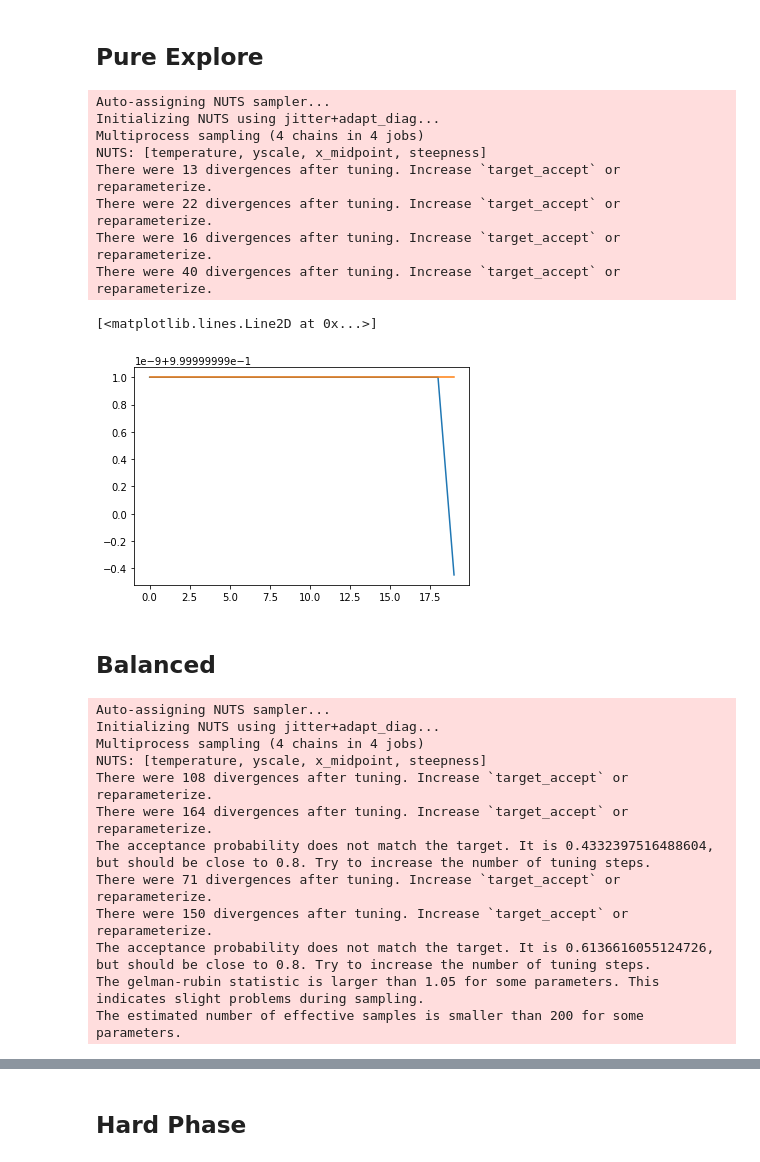
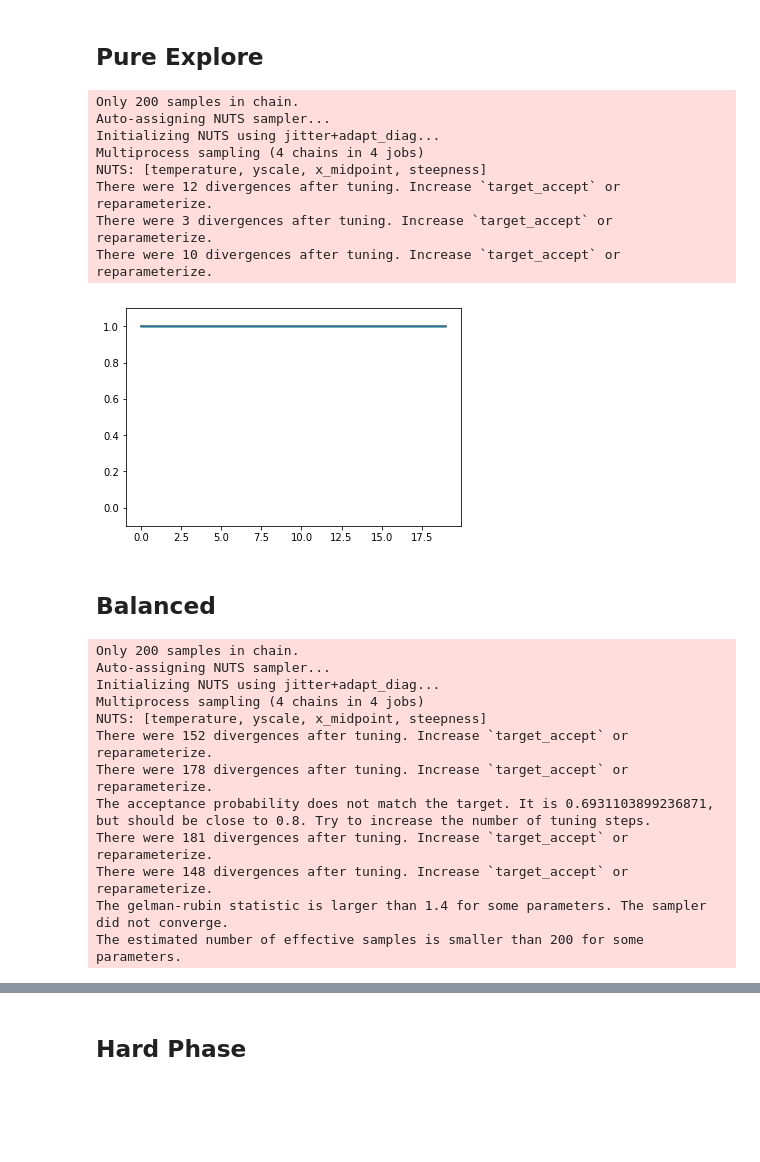
Before and after one commit to bmontambault/Active-Learning, a Jupyter notebook: individual_differences/Phase UCB Tests.ipynb, the cells around one changed output, grey strips where cells are left out. Cells and saved outputs as stored; diff of their text form; code cells hidden in the pictures; blank space fills up the shorter version.

```diff
--- a/individual_differences/Phase UCB Tests.ipynb
+++ b/individual_differences/Phase UCB Tests.ipynb
@@ -125,13 +134,13 @@ with pm.Model() as model:
     obs = pm.Potential('obs', likelihood(data[0][1], phase_ucb_acq, {'steepness': steepness,
                                'temperature': temperature, 'x_midpoint': x_midpoint,
                                'yscale': yscale}, 1, [1.]))
-    explore_trace = pm.sample(600)
+    explore_trace = pm.sample(200)
 # %% [output]
+Only 200 samples in chain.
 Auto-assigning NUTS sampler...
 Initializing NUTS using jitter+adapt_diag...
 Multiprocess sampling (4 chains in 4 jobs)
 NUTS: [temperature, yscale, x_midpoint, steepness]
-There were 13 divergences after tuning. Increase `target_accept` or reparameterize.
-There were 22 divergences after tuning. Increase `target_accept` or reparameterize.
-There were 16 divergences after tuning. Increase `target_accept` or reparameterize.
-There were 40 divergences after tuning. Increase `target_accept` or reparameterize.
+There were 12 divergences after tuning. Increase `target_accept` or reparameterize.
+There were 3 divergences after tuning. Increase `target_accept` or reparameterize.
+There were 10 divergences after tuning. Increase `target_accept` or reparameterize.
@@ -141,9 +147,7 @@ explore_mean = explore_params.mean()
-# %%
-plt.plot(1 - 1. / (1 + explore_mean['yscale']* np.exp(-explore_mean['steepness'] * (trials - explore_mean['x_midpoint']))))
-plt.plot(explore[1])
-# %% [output]
-[<matplotlib.lines.Line2D at 0x...>]
-[figure, removed]
+# %%
+plot_params(explore[1], explore_trace, 10)
+# %% [output]
+[figure, added]
 # %% [markdown]
 ## Balanced
 # %%
@@ -156,17 +160,17 @@ with pm.Model() as model:
     obs = pm.Potential('obs', likelihood(data[0][2], phase_ucb_acq, {'steepness': steepness,
                                'temperature': temperature, 'x_midpoint': x_midpoint,
                                'yscale': yscale}, 1, [1.]))
-    balanced_trace = pm.sample(600)
+    balanced_trace = pm.sample(200)
 # %% [output]
+Only 200 samples in chain.
 Auto-assigning NUTS sampler...
 Initializing NUTS using jitter+adapt_diag...
 Multiprocess sampling (4 chains in 4 jobs)
 NUTS: [temperature, yscale, x_midpoint, steepness]
-There were 108 divergences after tuning. Increase `target_accept` or reparameterize.
-There were 164 divergences after tuning. Increase `target_accept` or reparameterize.
-The acceptance probability does not match the target. It is 0.4332397516488604, but should be close to 0.8. Try to increase the number of tuning steps.
-There were 71 divergences after tuning. Increase `target_accept` or reparameterize.
-There were 150 divergences after tuning. Increase `target_accept` or reparameterize.
-The acceptance probability does not match the target. It is 0.6136616055124726, but should be close to 0.8. Try to increase the number of tuning steps.
-The gelman-rubin statistic is larger than 1.05 for some parameters. This indicates slight problems during sampling.
+There were 152 divergences after tuning. Increase `target_accept` or reparameterize.
+There were 178 divergences after tuning. Increase `target_accept` or reparameterize.
+The acceptance probability does not match the target. It is 0.6931103899236871, but should be close to 0.8. Try to increase the number of tuning steps.
+There were 181 divergences after tuning. Increase `target_accept` or reparameterize.
+There were 148 divergences after tuning. Increase `target_accept` or reparameterize.
+The gelman-rubin statistic is larger than 1.4 for some parameters. The sampler did not converge.
 The estimated number of effective samples is smaller than 200 for some parameters.
```
Also changed, not shown: parts of 21 cells of this notebook, 2 other files.
